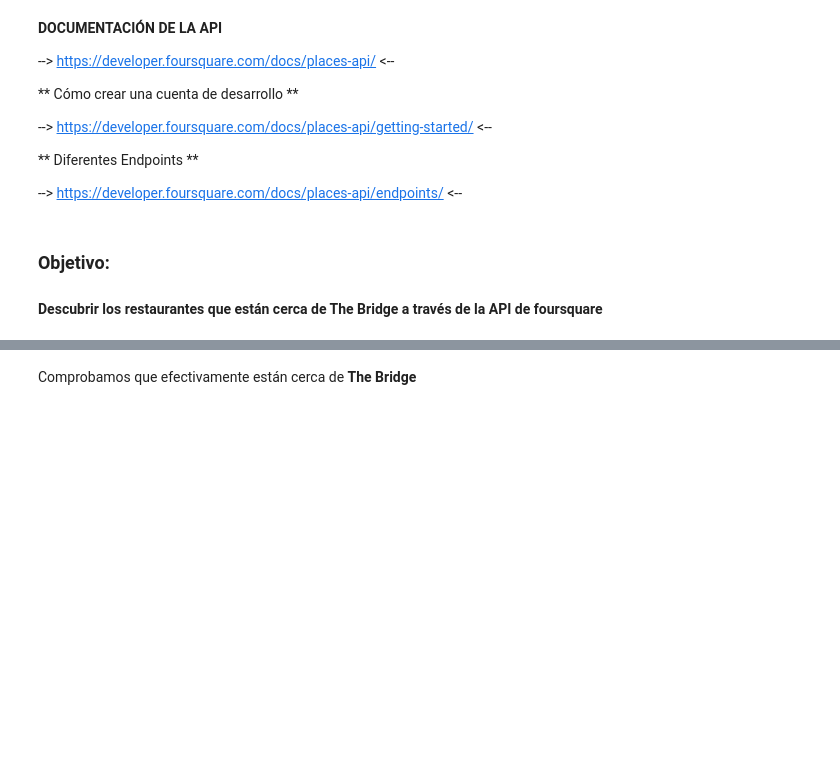
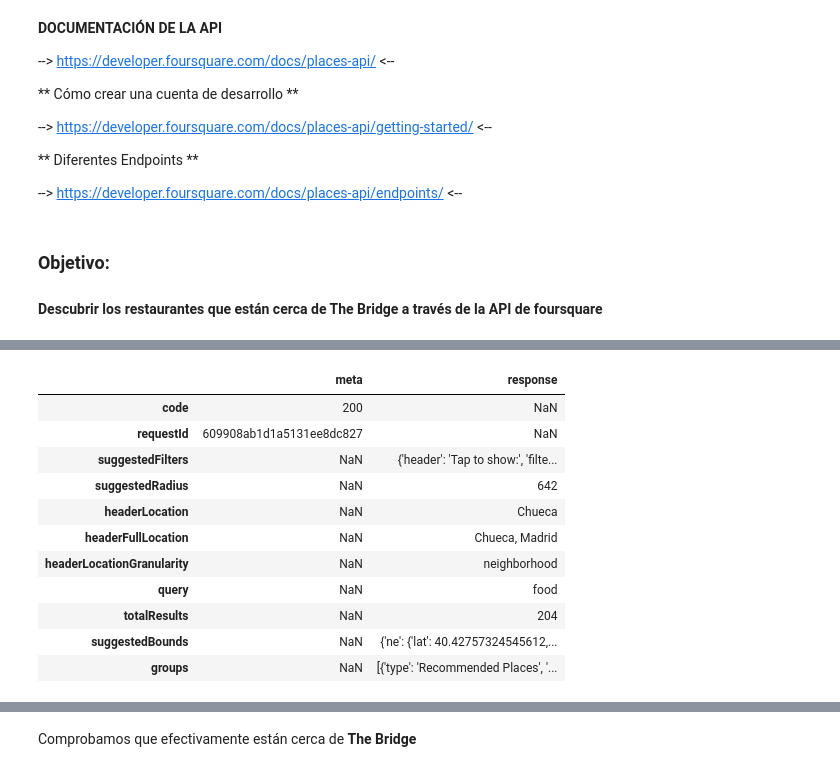
Before and after one commit to XinruYang/Data-Science-Bootcamp-21, a Jupyter notebook: week4_EDA_np_pd_json_apis_regex/day5_matplotlib_I_api/theory/apis/api_token.ipynb, the cells around one changed output, grey strips where cells are left out. Saved outputs shown, nothing was run; the diff lists cells and outputs as text; code cells hidden in the pictures; blank space fills up the shorter version.

```diff
--- a/week4_EDA_np_pd_json_apis_regex/day5_matplotlib_I_api/theory/apis/api_token.ipynb
+++ b/week4_EDA_np_pd_json_apis_regex/day5_matplotlib_I_api/theory/apis/api_token.ipynb
@@ -70,3 +98,18 @@ data
 import pandas as pd
 df = pd.DataFrame(data)
 df.to_csv("toda_informacion.csv")
+# %%
+df
+# %% [output]
+|  | meta | response |
+| code | 200 | NaN |
+| requestId | 609908ab1d1a5131ee8dc827 | NaN |
+| suggestedFilters | NaN | {'header': 'Tap to show:', 'filte... |
+| suggestedRadius | NaN | 642 |
+| headerLocation | NaN | Chueca |
+| headerFullLocation | NaN | Chueca, Madrid |
+| headerLocationGranularity | NaN | neighborhood |
+| query | NaN | food |
+| totalResults | NaN | 204 |
+| suggestedBounds | NaN | {'ne': {'lat': 40.42757324545612,... |
+| groups | NaN | [{'type': 'Recommended Places', '... |
```
Also changed, not shown: parts of 37 cells of this notebook, 3 other files.
